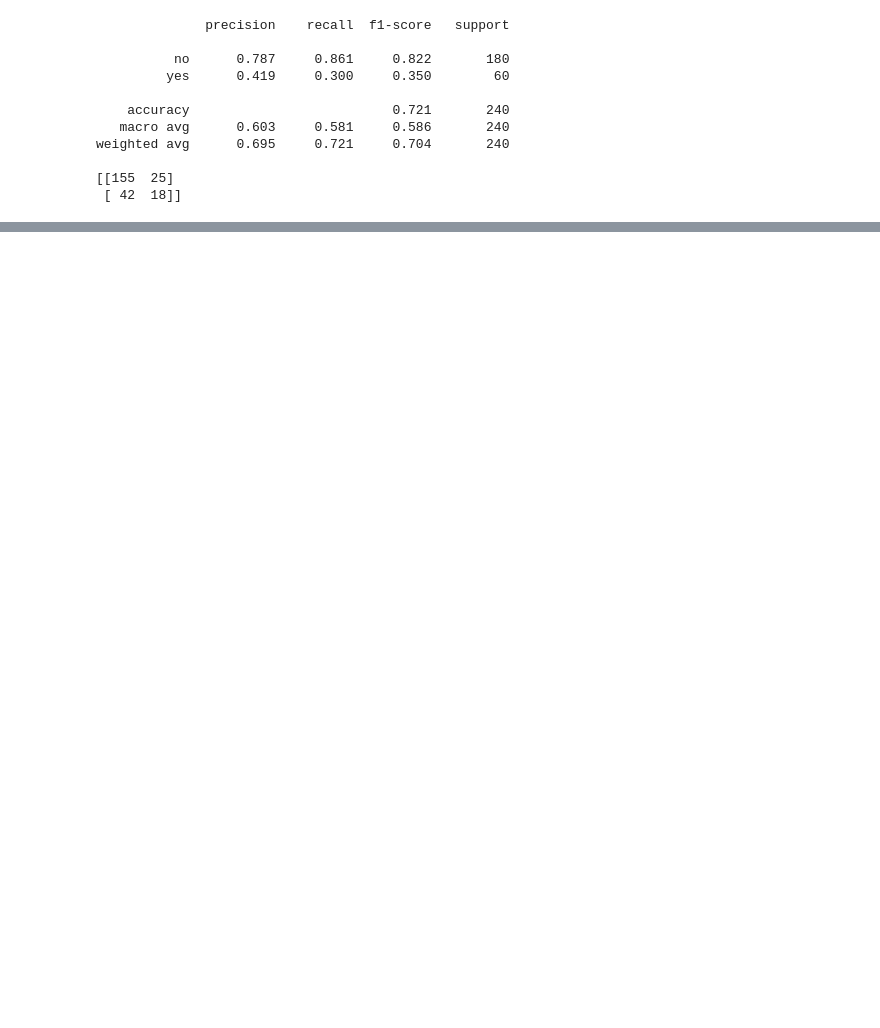
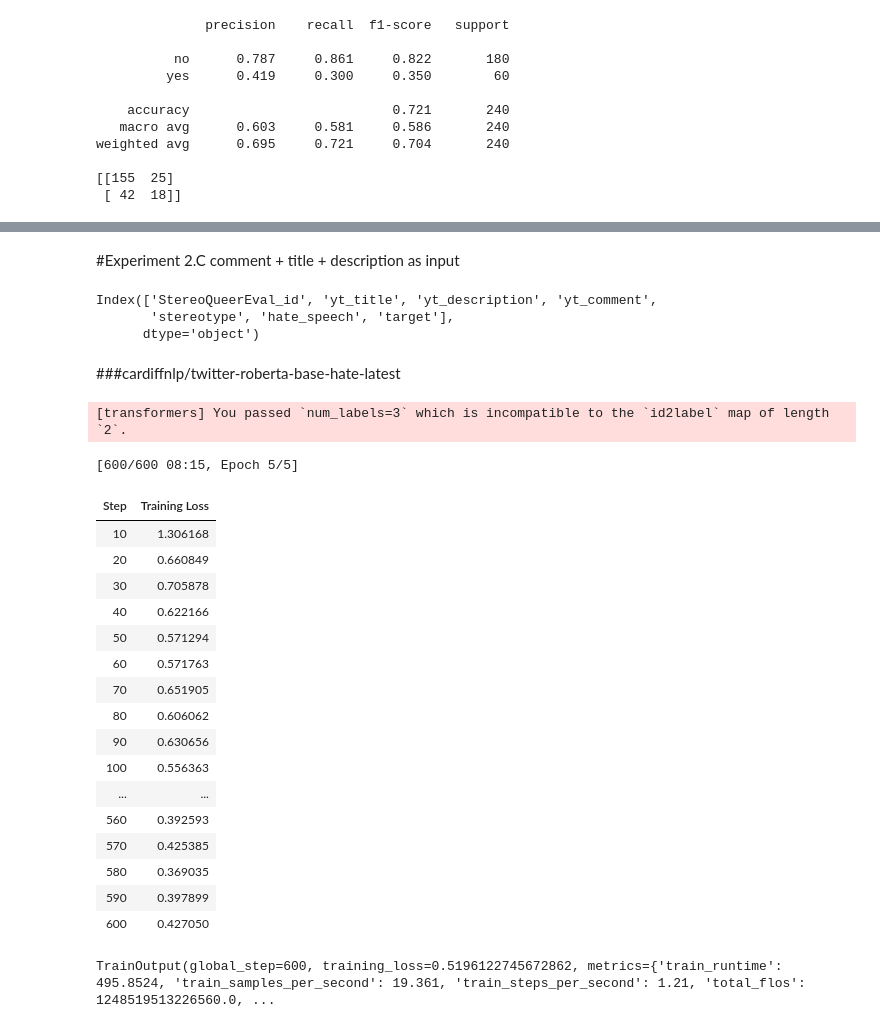
Before and after one commit to Sayak-coder/HateSpeech-detection, a Jupyter notebook: Subtask_A_[IT]_part2.ipynb, the cells around one changed output, grey strips where cells are left out. Drawn from its saved outputs; the diff is of its cells as text; code cells hidden in the pictures; blank space fills up the shorter version.

```diff
--- a/Subtask_A_[IT]_part2.ipynb
+++ b/Subtask_A_[IT]_part2.ipynb
@@ -307,0 +560,9 @@ weighted avg      0.695     0.721     0.704       240
+# %% [markdown]
+#Experiment 2.C
+comment + title + description as input
+# %%
+df.columns
+# %% [output]
+Index(['StereoQueerEval_id', 'yt_title', 'yt_description', 'yt_comment',
+       'stereotype', 'hate_speech', 'target'],
+      dtype='object')
@@ -307,0 +602,7 @@ weighted avg      0.695     0.721     0.704       240
+# %% [markdown]
+###cardiffnlp/twitter-roberta-base-hate-latest
+# %%
+from transformers import AutoTokenizer
+
+MODEL = f"cardiffnlp/twitter-roberta-base-hate-latest"
+tokenizer = AutoTokenizer.from_pretrained(MODEL)
@@ -307,0 +617,62 @@ weighted avg      0.695     0.721     0.704       240
+# %%
+from transformers import TrainingArguments
+
+training_args = TrainingArguments(
+    output_dir="./results",
+    num_train_epochs=5,
+    per_device_train_batch_size=16,
+    per_device_eval_batch_size=32,
+    warmup_steps=60,
+    weight_decay=0.01,
+    learning_rate=2e-5,
+    logging_steps=10,
+    max_grad_norm=1.0
+)
+# %%
+from transformers import AutoModelForSequenceClassification
+
+MODEL = "cardiffnlp/twitter-roberta-base-hate-latest"
+
+model = AutoModelForSequenceClassification.from_pretrained(
+    MODEL,
+    num_labels=3,
+    ignore_mismatched_sizes=True,
+    id2label={0: "no", 1: "yes"},
+    label2id={"no": 0, "yes": 1}
+).to(device)
+# %% [output]
+[transformers] You passed `num_labels=3` which is incompatible to the `id2label` map of length `2`.
+# %%
+from transformers import Trainer, DataCollatorWithPadding
+
+data_collator = DataCollatorWithPadding(tokenizer=tokenizer)
+
+trainer_twitter_roberta = Trainer(
+    model=model,
+    args=training_args,
+    train_dataset=train_dataset,
+    eval_dataset=val_dataset,
+    data_collator=data_collator
+)
+
+trainer_twitter_roberta.train()
+# %% [output]
+[600/600 08:15, Epoch 5/5]
+| Step | Training Loss |
+| 10 | 1.306168 |
+| 20 | 0.660849 |
+| 30 | 0.705878 |
+| 40 | 0.622166 |
+| 50 | 0.571294 |
+| 60 | 0.571763 |
+| 70 | 0.651905 |
+| 80 | 0.606062 |
+| 90 | 0.630656 |
+| 100 | 0.556363 |
+| ... | ... |
+| 560 | 0.392593 |
+| 570 | 0.425385 |
+| 580 | 0.369035 |
+| 590 | 0.397899 |
+| 600 | 0.427050 |
+TrainOutput(global_step=600, training_loss=0.5196122745672862, metrics={'train_runtime': 495.8524, 'train_samples_per_second': 19.361, 'train_steps_per_second': 1.21, 'total_flos': 1248519513226560.0, ...
```
Also changed, not shown: parts of 33 cells of this notebook.
